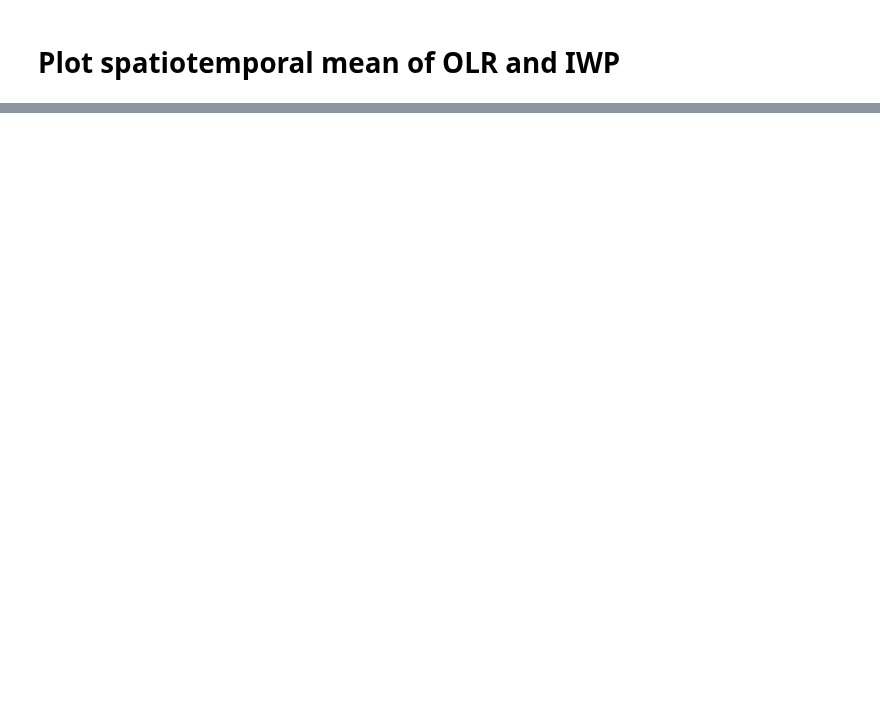
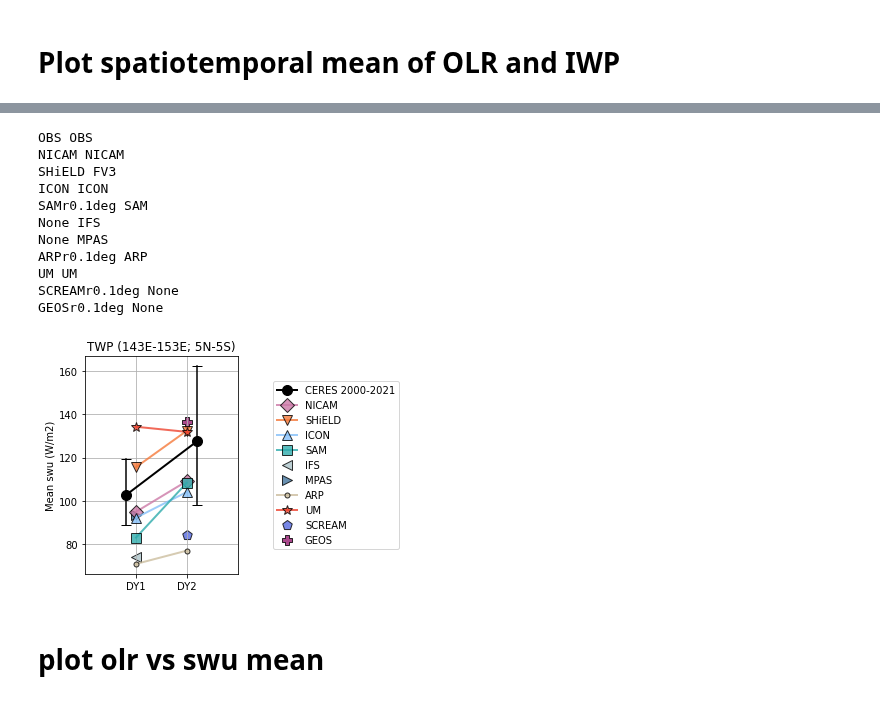
Before and after one commit to smturbev/dyamond2, a Jupyter notebook: python_scripts/spatiotemporal_mean.ipynb, the cells around one changed output, grey strips where cells are left out. Cells and saved outputs as stored; diff of their text form; code cells hidden in the pictures; blank space fills up the shorter version.

```diff
--- a/python_scripts/spatiotemporal_mean.ipynb
+++ b/python_scripts/spatiotemporal_mean.ipynb
@@ -125,0 +109,15 @@ GEOSr0.1deg GEOS
+# %%
+import xarray as xr
+import matplotlib.pyplot as plt
+from utility import analysis_parameters as ap
+from utility import util
+import numpy as np
+import dask
+colors = ap.COLORS
+region="TWP"
+# %%
+swu2_means = {}
+swu1_means = {}
+
+swu2_means["OBS"] = xr.open_dataset(ap.CERES_SYN1_ANN_MEAN_DY2)["adj_atmos_sw_up_all_toa_3h"]
+swu1_means["OBS"] = xr.open_dataset(ap.CERES_SYN1_ANN_MEAN_DY1)["adj_atmos_sw_up_all_toa_3h"]
@@ -125,0 +220,63 @@ GEOSr0.1deg GEOS
+# %%
+# plot
+plot_models = ["OBS","NICAM", "SHiELD", "ICON", "SAMr0.1deg", None, None,
+               "ARPr0.1deg","UM","SCREAMr0.1deg", "GEOSr0.1deg"]
+plot1_models = ["OBS", "NICAM", "FV3", "ICON", "SAM", "IFS", "MPAS",
+               "ARP","UM",None, None]
+markers=['o','D','v','^','s','<','>','.','*','p','P']
+fig, [ax,leg] = plt.subplots(1,2, figsize=(6,4))
+for i in range(len(plot_models)):
+    print(plot_models[i], plot1_models[i])
+    if plot_models[i] == "OBS":
+        model_name = "OBS"
+        ax.plot([2.2]*2,[swu_means[plot_models[i]].min(),swu_means[plot_models[i]].max()],
+                   marker="_", color=colors[model_name], markersize=10)
+        if plot1_models[i] is not None:
+            ax.plot([2.2,0.8],[swu_means[plot_models[i]].mean(),swu1_means[plot1_models[i]].mean()],
+                    marker=markers[i], markersize=10, linewidth=2, mec='k',
+                    color=colors[model_name], label="CERES 2000-2021")
+            ax.plot([0.8]*2,[swu1_means[plot1_models[i]].min(),swu1_means[plot1_models[i]].max()],
+                       marker="_", color=colors[model_name], markersize=10)
+    elif plot_models[i] is not None:
+        model_name = plot_models[i].split("r")[0]
+        if plot1_models[i] is not None:
+            ax.plot([2,1],[swu_means[plot_models[i]],swu1_means[plot1_models[i]]],
+                    marker=markers[i], markersize=10, linewidth=2, mec='k', alpha=0.8,
+                    color=colors[model_name], label=model_name)
+        else:
+            ax.scatter([2],[swu_means[plot_models[i]]],
+                       marker=markers[i], s=100, c=colors[model_name], edgecolors='k', alpha=0.8,label=model_name)
+    else:
+        model_name = plot1_models[i]
+        ax.scatter([1],[swu1_means[plot1_models[i]]],
+                   marker=markers[i], s=100, c=colors[model_name], edgecolors='k', alpha=0.8,label=model_name)
+
+# ax.set_ylim([60,150])
+ax.grid()
+ax.set_xlim([0,3])
+ax.set_xticks([1,2])
+ax.set_xticklabels(["DY1","DY2"])
+ax.set_ylabel("Mean swu (W/m2)")
+ax.set_title("TWP (143E-153E; 5N-5S)")
+
+h, l = ax.get_legend_handles_labels()
+leg.legend(h, l, loc=6)
+leg.axis("off")
+
+plt.savefig("../plots/TWP/mean_swu.png",transparent=True)
+plt.show()
+# %% [output]
+OBS OBS
+NICAM NICAM
+SHiELD FV3
+ICON ICON
+SAMr0.1deg SAM
+None IFS
+None MPAS
+ARPr0.1deg ARP
+UM UM
+SCREAMr0.1deg None
+GEOSr0.1deg None
+[figure, added]
+# %% [markdown]
+# plot olr vs swu mean
```
Also changed, not shown: parts of 12 cells of this notebook, 10 other files.
